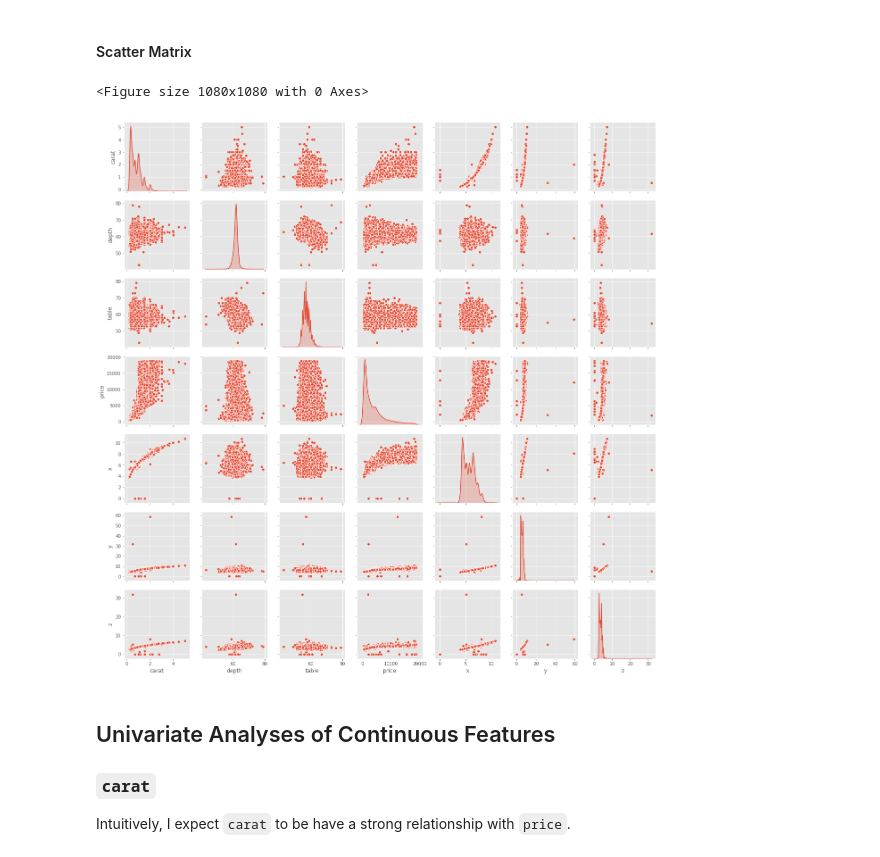
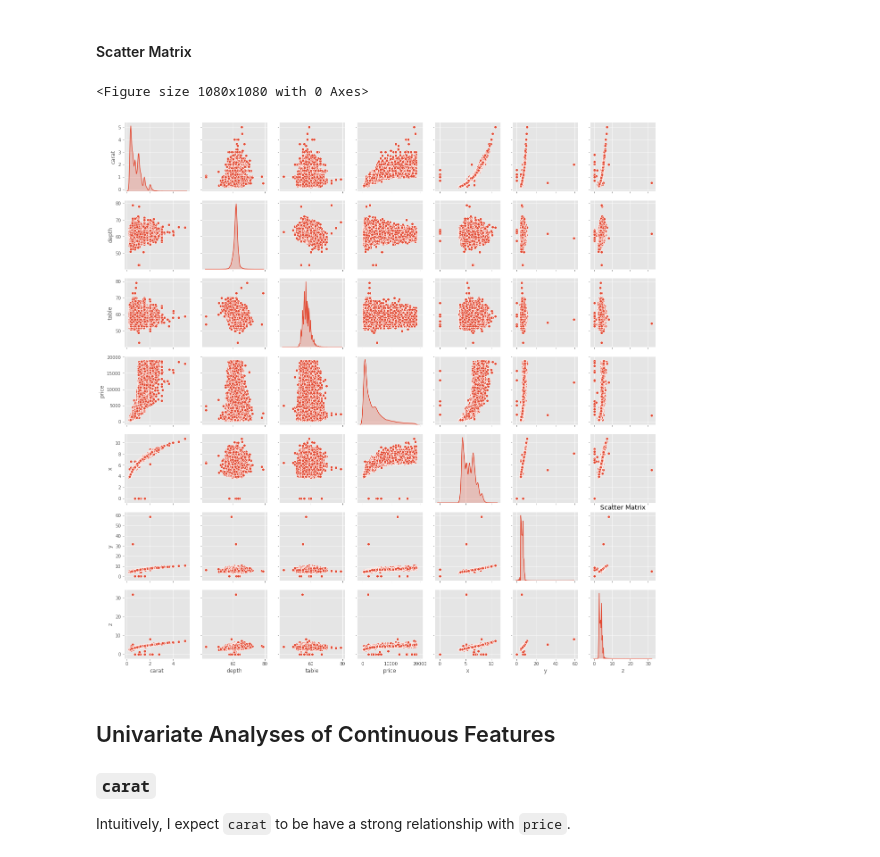
Before and after one commit to benedictaquino/diamond-pricing, a Jupyter notebook: notebooks/EDA.ipynb, the cells around one changed output. Saved outputs shown, nothing was run; the diff lists cells and outputs as text; code cells hidden in the pictures.

```diff
--- a/notebooks/EDA.ipynb
+++ b/notebooks/EDA.ipynb
@@ -45,9 +45,10 @@ diamonds.head()
 # %%
 plt.figure(figsize=(15,15));
 sns.pairplot(diamonds, diag_kind='kde');
+plt.title("Scatter Matrix");
 # %% [output]
 <Figure size 1080x1080 with 0 Axes>
-[figure, old version]
+[figure, new version]
 # %% [markdown]
 ## Univariate Analyses of Continuous Features
 
```
Also changed, not shown: parts of 19 cells of this notebook.
